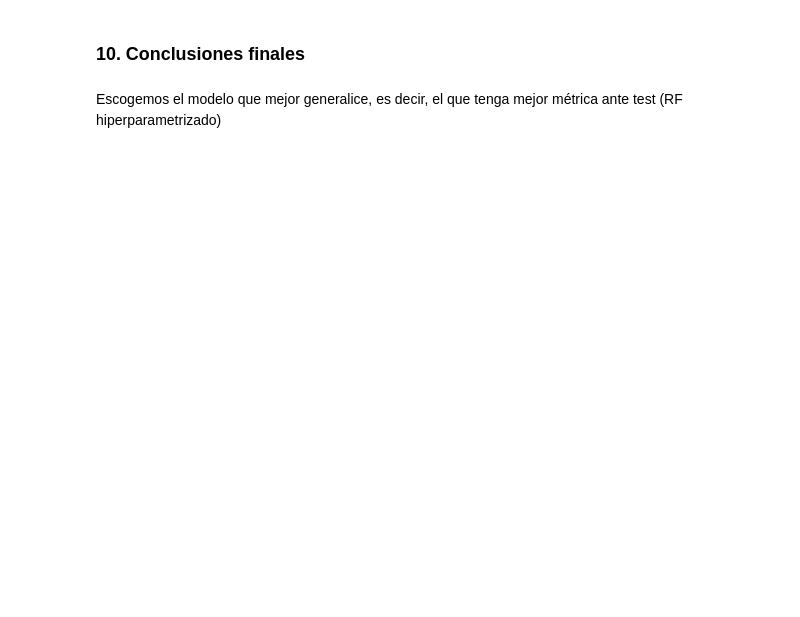
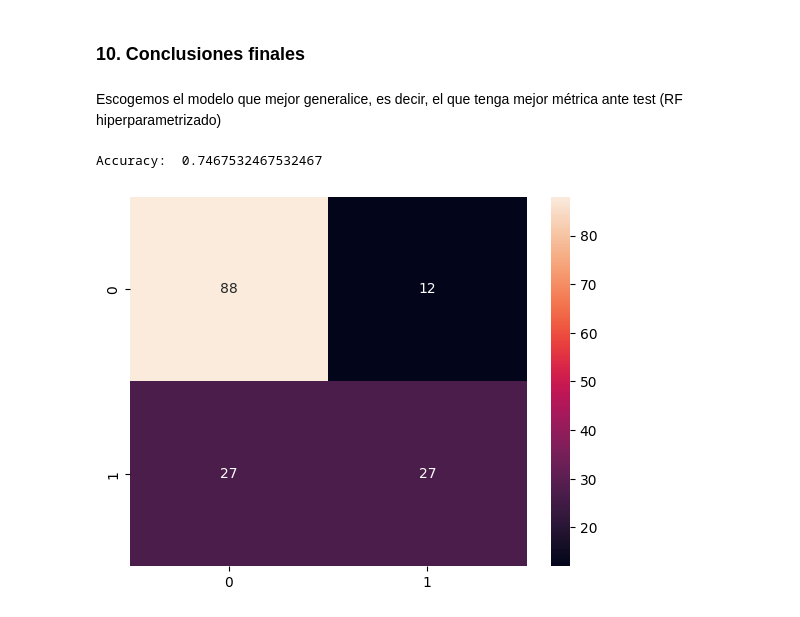
Before and after one commit to diego-dng/1025_DS_VITORIA, a Jupyter notebook: 3-Machine_Learning/1-Supervisado/3-RegorClass/6-Ensembles/ejercicios/ejercicio ensembles.ipynb, the cells around one changed output. Cells and saved outputs as stored; diff of their text form; code cells hidden in the pictures; blank space fills up the shorter version.

```diff
--- a/3-Machine_Learning/1-Supervisado/3-RegorClass/6-Ensembles/ejercicios/ejercicio ensembles.ipynb
+++ b/3-Machine_Learning/1-Supervisado/3-RegorClass/6-Ensembles/ejercicios/ejercicio ensembles.ipynb
@@ -34,3 +184,10 @@ Crea un dataframe con los resultados y sus algoritmos, ordenándolos de mayor a
 # %% [markdown]
 ### 9. Hiperparametrización
 Vuelve a entrenar los modelos de nuevo, pero esta vez dividiendo el conjunto de datos en train/test y utilizando un gridsearch para encontrar los mejores hiperparámetros.
+# %%
+X_train, X_test, y_train, y_test = train_test_split(X, y, test_size=0.2, random_state=11)
+
+print(X_train.shape)
+print(y_train.shape)
+print(X_test.shape)
+print(y_test.shape)
@@ -36,0 +199,10 @@ Vuelve a entrenar los modelos de nuevo, pero esta vez dividiendo el conjunto de
+# %%
+parametros = {
+    "n_estimators": [20,50,100,150],
+    "max_depth": np.arange(3, 10),
+    "max_features": np.arange(3,10),
+}
+# %%
+rf = RandomForestClassifier(random_state=11)
+grid = GridSearchCV(rf, param_grid=parametros, cv =10, scoring="accuracy", verbose=3)
+grid.fit(X_train, y_train)
@@ -38,3 +240,15 @@ Vuelve a entrenar los modelos de nuevo, pero esta vez dividiendo el conjunto de
 ### 10. Conclusiones finales
 # %% [markdown]
 Escogemos el modelo que mejor generalice, es decir, el que tenga mejor métrica ante test (RF hiperparametrizado)
+# %%
+from sklearn import metrics
+modelo = grid.best_estimator_
+pred = modelo.predict(X_test)
+
+print("Accuracy: ", metrics.accuracy_score(y_test, pred))
+# %% [output]
+Accuracy:  0.7467532467532467
+# %%
+sns.heatmap(metrics.confusion_matrix(y_test, pred), annot=True);
+# %% [output]
+[figure, added]
```
Also changed, not shown: parts of 25 cells of this notebook, 3 other files.
